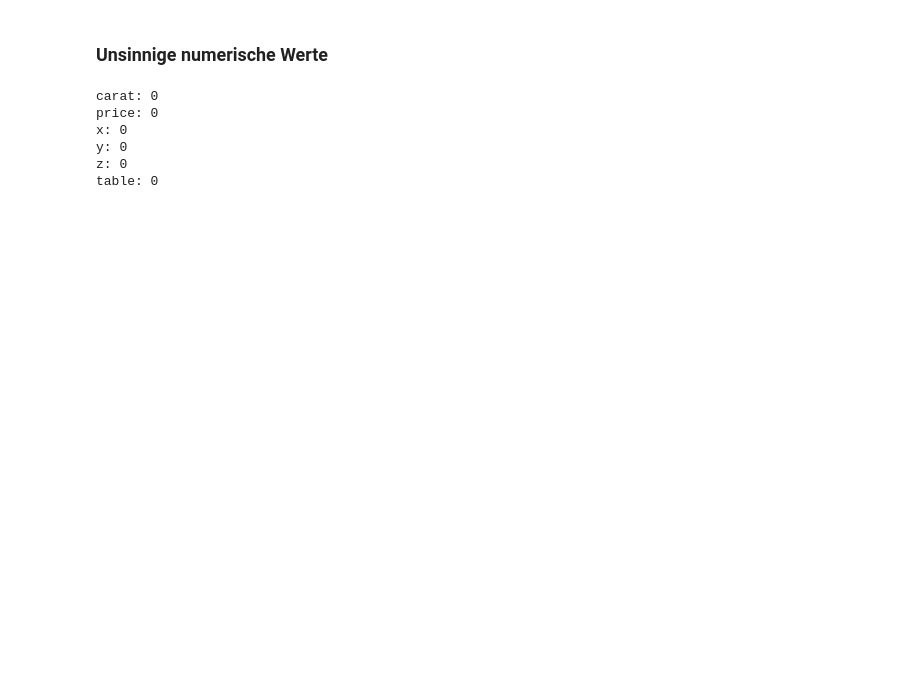
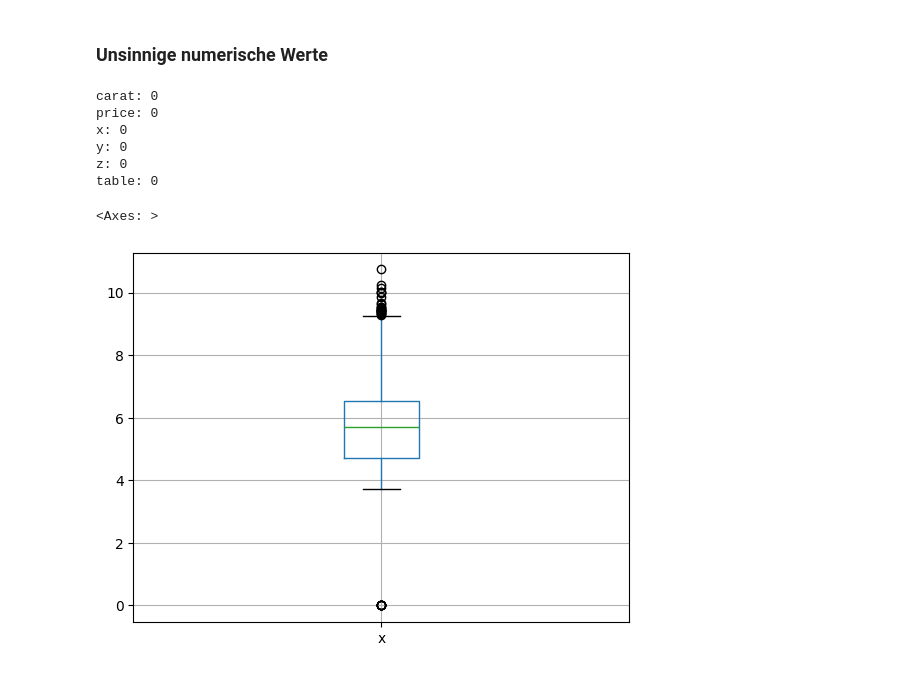
Before and after one commit to Javacream/org.javacream.training.python, a Jupyter notebook: DataAnalysis/diamonds/diamonds.ipynb, the cells around one changed output. Drawn from its saved outputs; the diff is of its cells as text; code cells hidden in the pictures; blank space fills up the shorter version.

```diff
--- a/DataAnalysis/diamonds/diamonds.ipynb
+++ b/DataAnalysis/diamonds/diamonds.ipynb
@@ -205,3 +139,8 @@ x: 0
 y: 0
 z: 0
 table: 0
+# %%
+df.boxplot(column='x')
+# %% [output]
+<Axes: >
+[figure, added]
```
Also changed, not shown: parts of 9 cells of this notebook.
